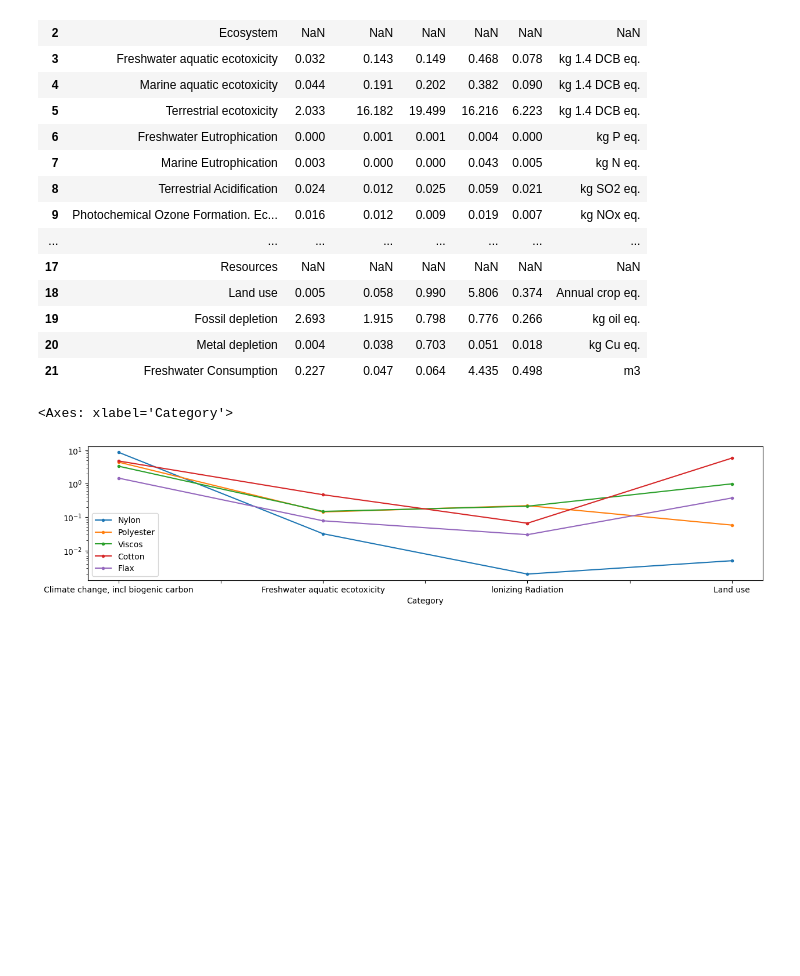
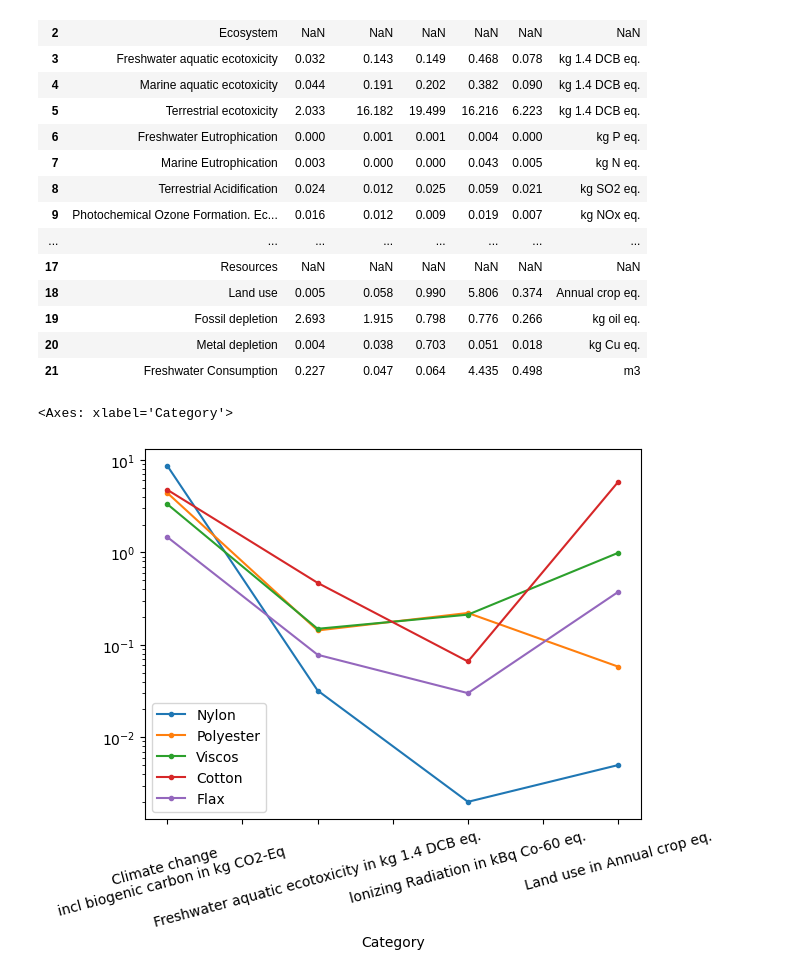
Before and after one commit to emilbreustedt/AWSI, a Jupyter notebook: Stoffemissionen/graphs.ipynb, the cells around one changed output. Saved outputs shown, nothing was run; the diff lists cells and outputs as text; code cells hidden in the pictures; blank space fills up the shorter version.

```diff
--- a/Stoffemissionen/graphs.ipynb
+++ b/Stoffemissionen/graphs.ipynb
@@ -23,11 +23,17 @@ df
 | 20 | Metal depletion | 0.004 | 0.038 | 0.703 | 0.051 | 0.018 | kg Cu eq. |
 | 21 | Freshwater Consumption | 0.227 | 0.047 | 0.064 | 4.435 | 0.498 | m3 |
 # %%
-df = df[df['Category'].isin(["Climate change, incl biogenic carbon", "Freshwater aquatic ecotoxicity", "lonizing Radiation", "Land use"])].reset_index()
-df.iloc[:, 1:-1].plot(style='.-', x='Category', figsize=(15,3), logy = True)
+df = df[df.Category.isin(["Climate change, incl biogenic carbon",
+                          "Freshwater aquatic ecotoxicity",
+                          "lonizing Radiation",
+                          "Land use"])].reset_index()
+df.Category = df.Category.str.replace(',', '\n')
+df.Category = df.Category + " in " + df.Einheit
-# %% [output]
-<Axes: xlabel='Category'>
-[figure, removed]
+# %%
+df.iloc[:, 1:-1].plot(style='.-', x='Category', rot = 15, logy = True)
+# %% [output]
+<Axes: xlabel='Category'>
+[figure, added]
 # %%
 df.iloc[:, 1:-1].plot.bar(logy = True, x='Category', rot=20)
 # %% [output]
```
Also changed, not shown: parts of 1 cell of this notebook.
